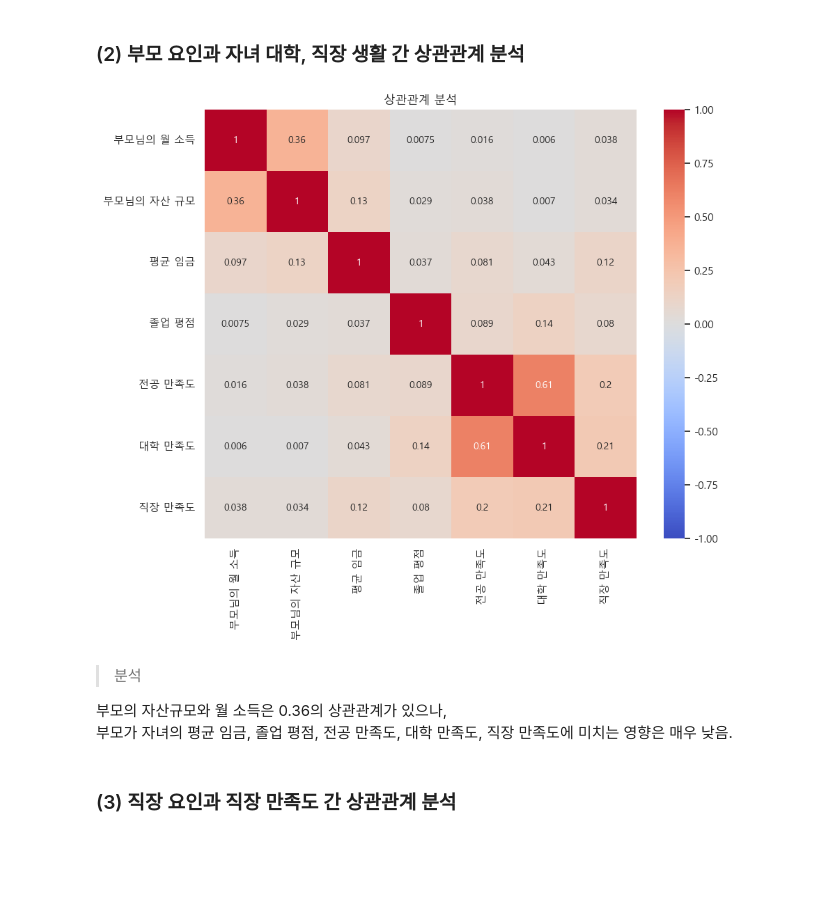
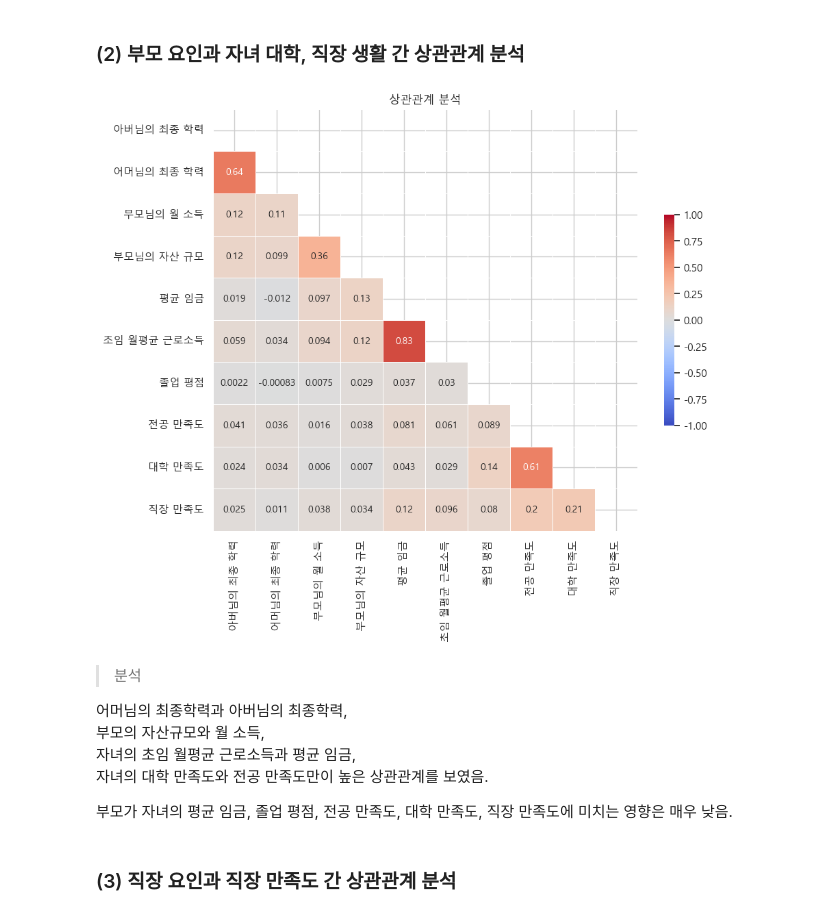
Before and after one commit to JiwonDu/DA-learning-course, a Jupyter notebook: Project/(프로젝트) 대졸자직업이동경로조사 데이터 분석.ipynb, the cells around one changed output. Cells and saved outputs as stored; diff of their text form; code cells hidden in the pictures; blank space fills up the shorter version.

```diff
--- a/Project/(프로젝트) 대졸자직업이동경로조사 데이터 분석.ipynb
+++ b/Project/(프로젝트) 대졸자직업이동경로조사 데이터 분석.ipynb
@@ -253,0 +284,9 @@ r026: 0
+# %%
+# 연령대별 인원 수 계산
+age_bins = [10, 20, 30, 40, 50, 60, 70, 80, 90, 100]
+df_cleaned['age_group'] = pd.cut(df_cleaned['age'], bins=age_bins)
+
+age_counts = df_cleaned['age_group'].value_counts().sort_index()
+
+# 표로 출력
+print(age_counts)
@@ -513,33 +1039,50 @@ plt.show()
 ### (2) 부모 요인과 자녀 대학, 직장 생활 간 상관관계 분석
 # %%
 # 데이터 선택
-correlation_data2 = df_cleaned[['p035', 'p036', 'a122', 'f074', 'f072', 'f071', 'a140']]
+correlation_data2 = df_cleaned[['p028z', 'p031z', 'p035', 'p036', 'a122', 'a125', 'f074', 'f072', 'f071', 'a140']]
 
 # 컬럼 이름 바꾸기
 correlation_data2.columns = [
+    '아버님의 최종 학력',
+    '어머님의 최종 학력',
     '부모님의 월 소득',
     '부모님의 자산 규모',
     '평균 임금',
+    '초임 월평균 근로소득',
     '졸업 평점',
     '전공 만족도',
     '대학 만족도',
     '직장 만족도'
 ]
 
 # 상관계수 계산
 correlation_matrix2 = correlation_data2.corr()
 
-# 히트맵을 통해 상관관계 시각화
+# 삼각형 마스크를 만든다(위 쪽 삼각형에 True, 아래 삼각형에 False)
+mask = np.zeros_like(correlation_matrix2, dtype=bool)
+mask[np.triu_indices_from(mask)] = True
+
+# 시각화
 plt.figure(figsize=(10, 8))
-sns.heatmap(correlation_matrix2, annot=True, cmap='coolwarm', vmin=-1, vmax=1)
+sns.heatmap(correlation_matrix2,
+            cmap='coolwarm',
+            annot=True,
+            mask=mask,
+            linewidths=.5,
+            cbar_kws={"shrink": .5},
+            vmin=-1, vmax=1)
 plt.title("상관관계 분석")
 plt.show()
 # %% [output]
-[figure, old version]
+[figure, new version]
 # %% [markdown]
 > 분석
 
-부모의 자산규모와 월 소득은 0.36의 상관관계가 있으나,
+어머님의 최종학력과 아버님의 최종학력,
+부모의 자산규모와 월 소득,
+자녀의 초임 월평균 근로소득과 평균 임금,
+자녀의 대학 만족도와 전공 만족도만이 높은 상관관계를 보였음.
+
 부모가 자녀의 평균 임금, 졸업 평점, 전공 만족도, 대학 만족도, 직장 만족도에 미치는 영향은 매우 낮음.
 # %% [markdown]
 ### (3) 직장 요인과 직장 만족도 간 상관관계 분석
```
Also changed, not shown: parts of 58 cells of this notebook.
